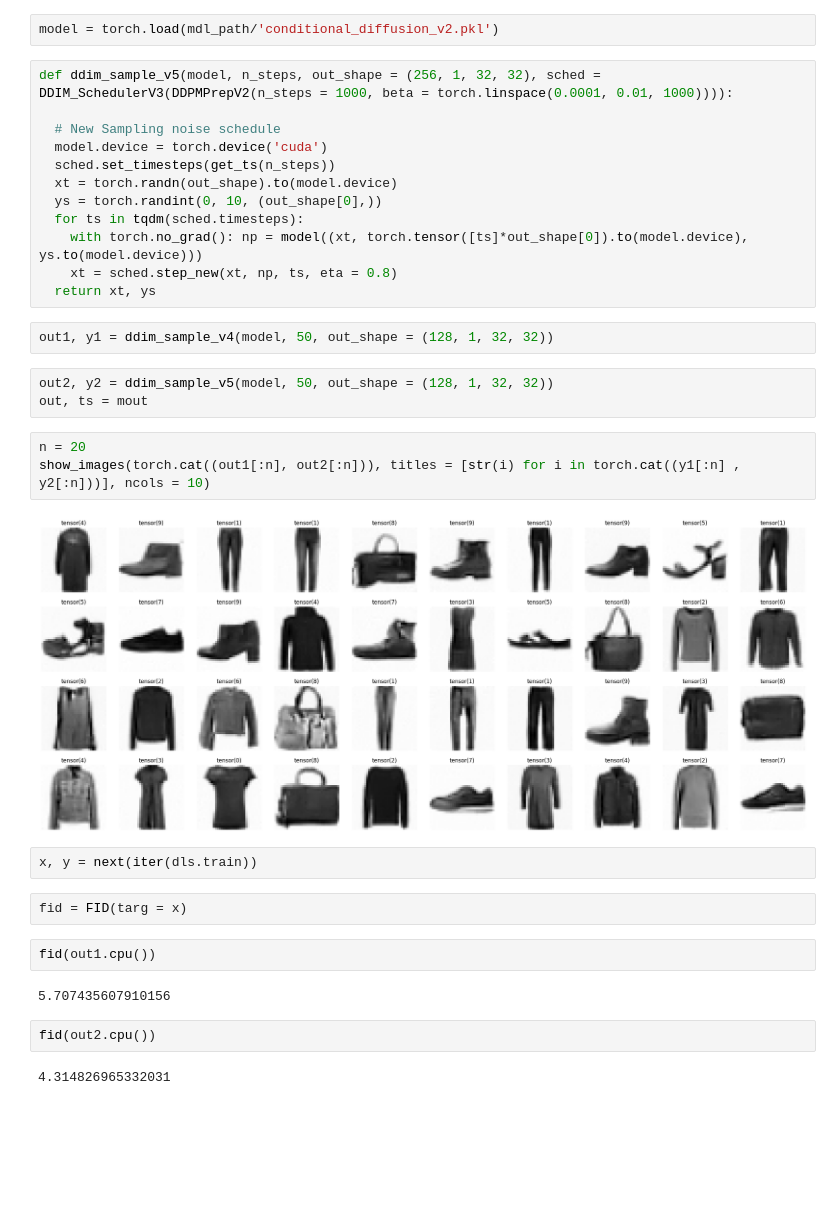
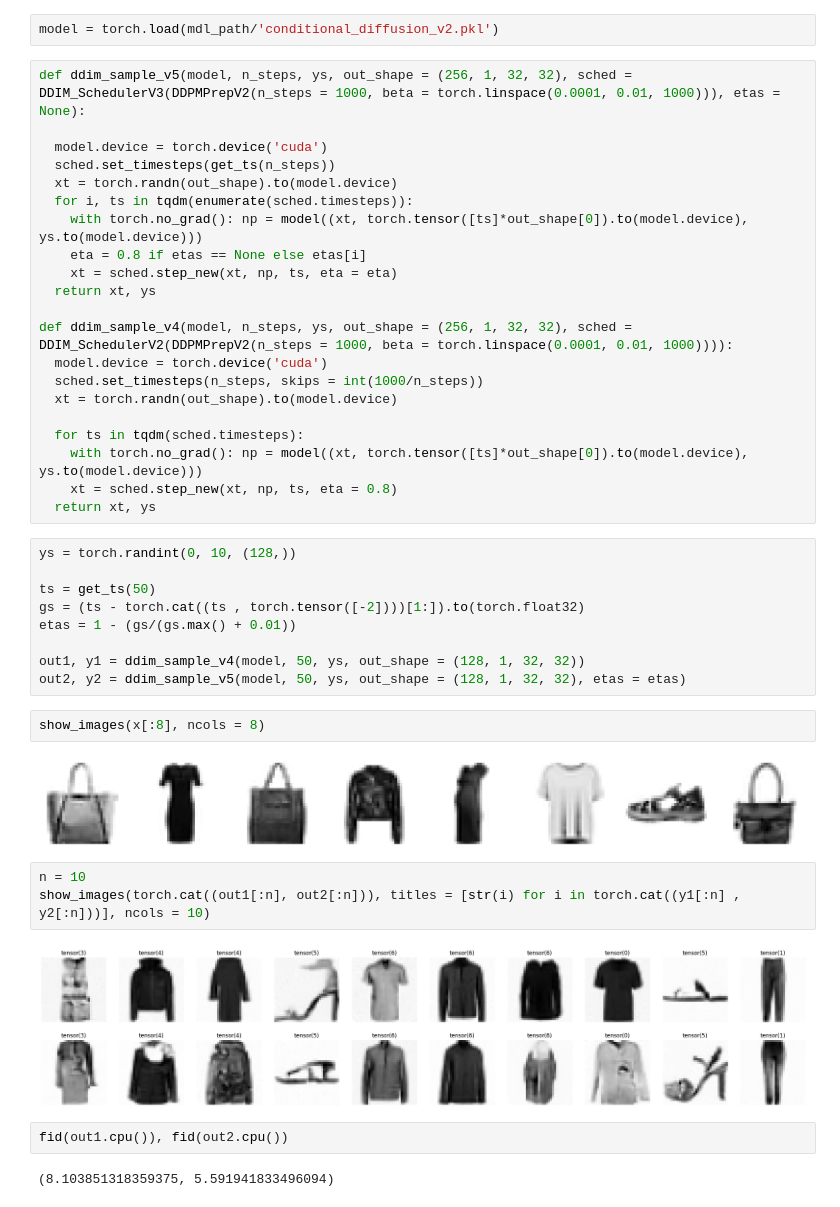
Before and after one commit to pranay8297/DDPM-DDIM-Karras, a Jupyter notebook: diffusion_fmnist.ipynb, the cells around one changed output. Drawn from its saved outputs; the diff is of its cells as text; blank space fills up the shorter version.

Commit message:
eta scheduling with varying noise schedule

```diff
--- a/diffusion_fmnist.ipynb
+++ b/diffusion_fmnist.ipynb
@@ -1767,36 +1714,45 @@ class DDIM_SchedulerV3(DDIM_SchedulerV2): # This is only for sampling purposes
 # %%
 model = torch.load(mdl_path/'conditional_diffusion_v2.pkl')
 # %%
-def ddim_sample_v5(model, n_steps, out_shape = (256, 1, 32, 32), sched = DDIM_SchedulerV3(DDPMPrepV2(n_steps = 1000, beta = torch.linspace(0.0001, 0.01, 1000)))):
+def ddim_sample_v5(model, n_steps, ys, out_shape = (256, 1, 32, 32), sched = DDIM_SchedulerV3(DDPMPrepV2(n_steps = 1000, beta = torch.linspace(0.0001, 0.01, 1000))), etas = None):
 
-  # New Sampling noise schedule
   model.device = torch.device('cuda')
   sched.set_timesteps(get_ts(n_steps))
   xt = torch.randn(out_shape).to(model.device)
-  ys = torch.randint(0, 10, (out_shape[0],))
+  for i, ts in tqdm(enumerate(sched.timesteps)):
+    with torch.no_grad(): np = model((xt, torch.tensor([ts]*out_shape[0]).to(model.device), ys.to(model.device)))
+    eta = 0.8 if etas == None else etas[i]
+    xt = sched.step_new(xt, np, ts, eta = eta)
+  return xt, ys
+
+def ddim_sample_v4(model, n_steps, ys, out_shape = (256, 1, 32, 32), sched = DDIM_SchedulerV2(DDPMPrepV2(n_steps = 1000, beta = torch.linspace(0.0001, 0.01, 1000)))):
+  model.device = torch.device('cuda')
+  sched.set_timesteps(n_steps, skips = int(1000/n_steps))
+  xt = torch.randn(out_shape).to(model.device)
+
   for ts in tqdm(sched.timesteps):
     with torch.no_grad(): np = model((xt, torch.tensor([ts]*out_shape[0]).to(model.device), ys.to(model.device)))
     xt = sched.step_new(xt, np, ts, eta = 0.8)
   return xt, ys
-# %%
-out1, y1 = ddim_sample_v4(model, 50, out_shape = (128, 1, 32, 32))
-# %%
-out2, y2 = ddim_sample_v5(model, 50, out_shape = (128, 1, 32, 32))
-out, ts = mout
+# %%
+ys = torch.randint(0, 10, (128,))
+
+ts = get_ts(50)
+gs = (ts - torch.cat((ts , torch.tensor([-2])))[1:]).to(torch.float32)
+etas = 1 - (gs/(gs.max() + 0.01))
+
+out1, y1 = ddim_sample_v4(model, 50, ys, out_shape = (128, 1, 32, 32))
+out2, y2 = ddim_sample_v5(model, 50, ys, out_shape = (128, 1, 32, 32), etas = etas)
+# %%
+show_images(x[:8], ncols = 8)
+# %% [output]
+[figure, added]
 # %%
-n = 20
+n = 10
 show_images(torch.cat((out1[:n], out2[:n])), titles = [str(i) for i in torch.cat((y1[:n] , y2[:n]))], ncols = 10)
 # %% [output]
-[figure, old version]
+[figure, new version]
-# %%
-x, y = next(iter(dls.train))
-# %%
-fid = FID(targ = x)
 # %%
-fid(out1.cpu())
+fid(out1.cpu()), fid(out2.cpu())
 # %% [output]
-5.707435607910156
+(8.103851318359375, 5.591941833496094)
-# %%
-fid(out2.cpu())
-# %% [output]
-4.314826965332031
```
Also changed, not shown: parts of 5 cells of this notebook.
